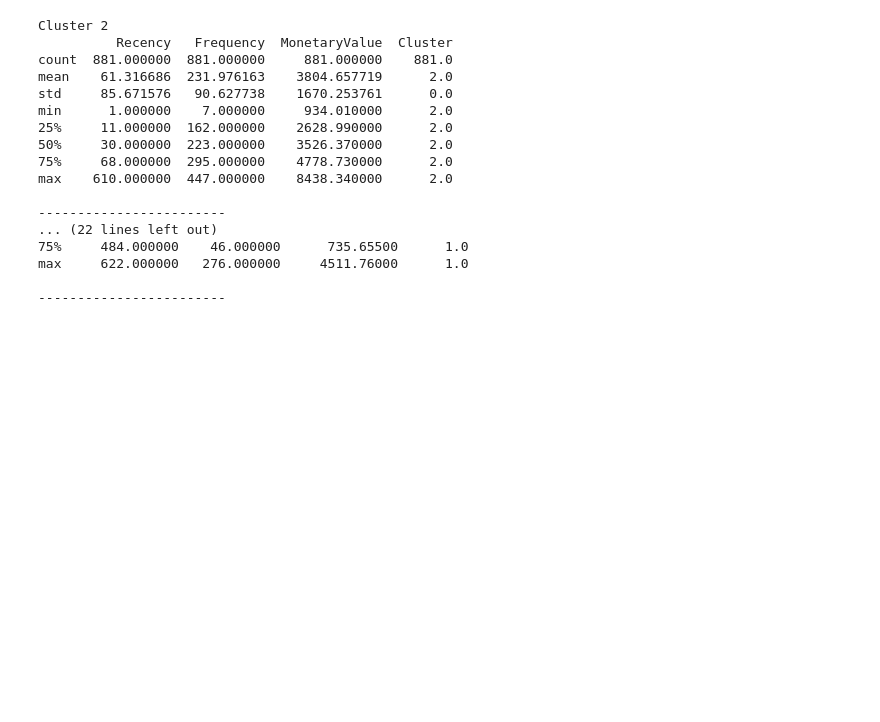
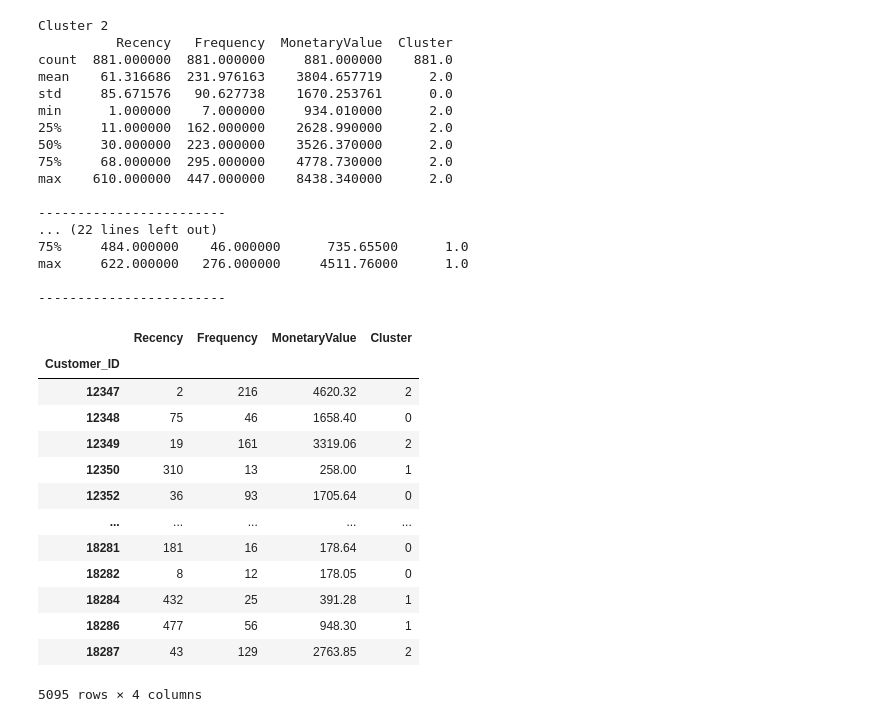
Before and after one commit to DonzerHD/Segmentation_Client, a Jupyter notebook: Notebooks/Partie_1_Segmentation_et_Visualisation/Model.ipynb, the cells around one changed output. Drawn from its saved outputs; the diff is of its cells as text; code cells hidden in the pictures; blank space fills up the shorter version.

```diff
--- a/Notebooks/Partie_1_Segmentation_et_Visualisation/Model.ipynb
+++ b/Notebooks/Partie_1_Segmentation_et_Visualisation/Model.ipynb
@@ -123,3 +242,20 @@ max    610.000000  447.000000    8438.340000      2.0
 max     622.000000   276.000000     4511.76000      1.0
 
 ------------------------
+# %%
+df
+# %% [output]
+|  | Recency | Frequency | MonetaryValue | Cluster |
+| Customer_ID |  |  |  |  |
+| 12347 | 2 | 216 | 4620.32 | 2 |
+| 12348 | 75 | 46 | 1658.40 | 0 |
+| 12349 | 19 | 161 | 3319.06 | 2 |
+| 12350 | 310 | 13 | 258.00 | 1 |
+| 12352 | 36 | 93 | 1705.64 | 0 |
+| ... | ... | ... | ... | ... |
+| 18281 | 181 | 16 | 178.64 | 0 |
+| 18282 | 8 | 12 | 178.05 | 0 |
+| 18284 | 432 | 25 | 391.28 | 1 |
+| 18286 | 477 | 56 | 948.30 | 1 |
+| 18287 | 43 | 129 | 2763.85 | 2 |
+5095 rows × 4 columns
```
Also changed, not shown: parts of 8 cells of this notebook, 2 other files.
